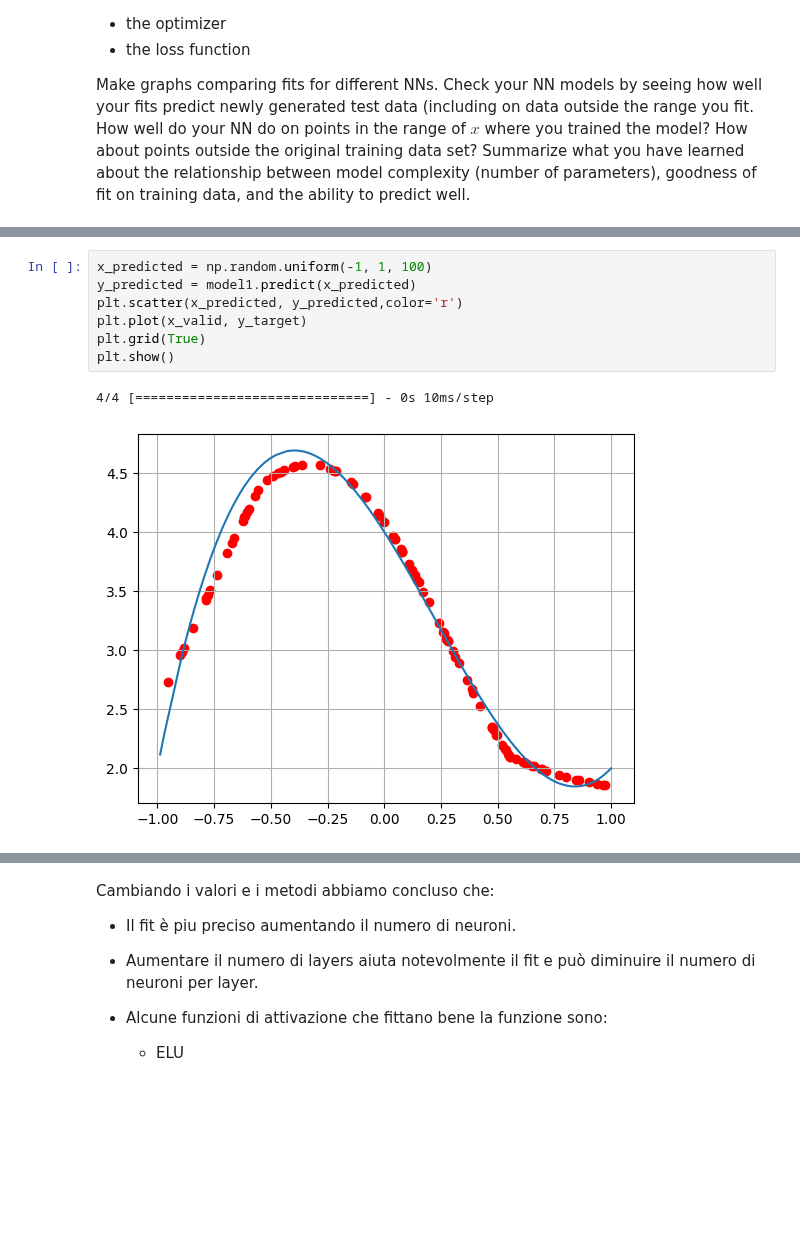
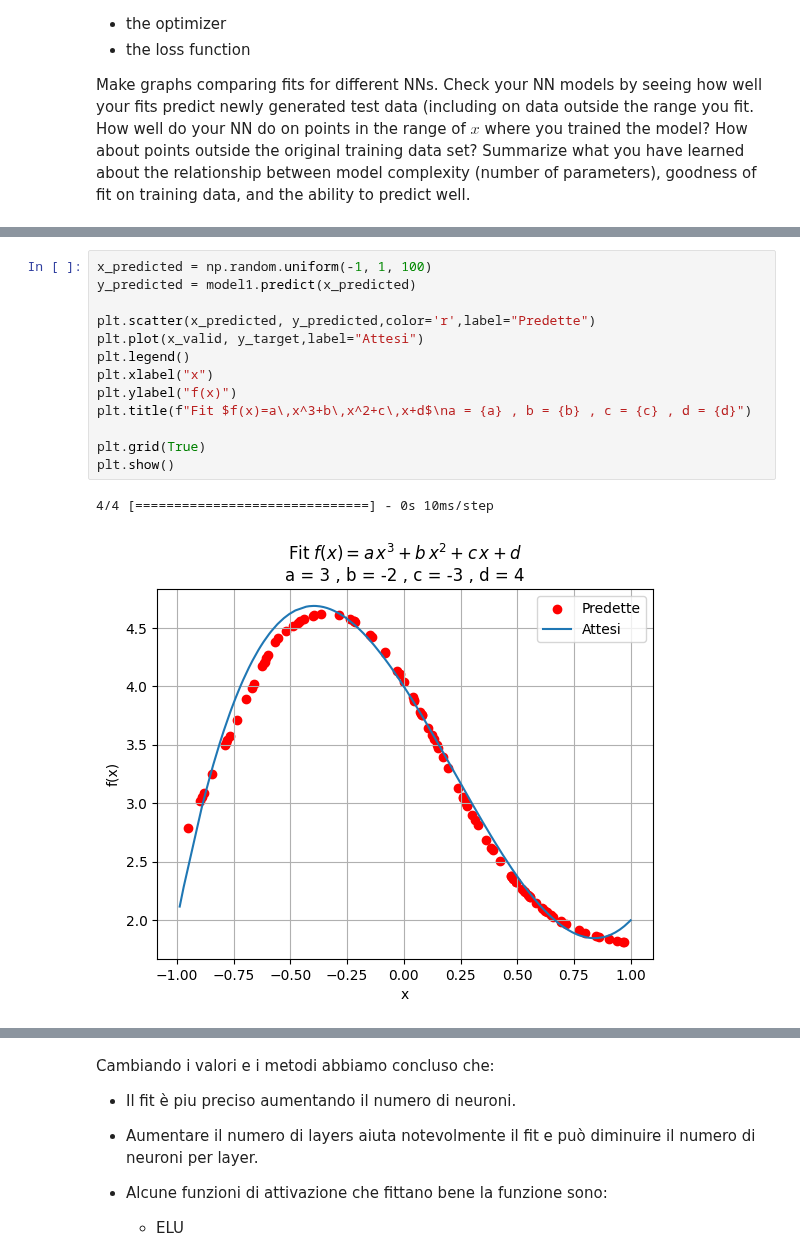
Before and after one commit to sergio-egm/lsn_delivery_exercises, a Jupyter notebook: es11/LSN_Exercises_11.ipynb, the cells around one changed output, grey strips where cells are left out. Cells and saved outputs as stored; diff of their text form; blank space fills up the shorter version.

```diff
--- a/es11/LSN_Exercises_11.ipynb
+++ b/es11/LSN_Exercises_11.ipynb
@@ -393,13 +277,19 @@ plt.show()
 # %%
 x_predicted = np.random.uniform(-1, 1, 100)
 y_predicted = model1.predict(x_predicted)
-plt.scatter(x_predicted, y_predicted,color='r')
-plt.plot(x_valid, y_target)
+
+plt.scatter(x_predicted, y_predicted,color='r',label="Predette")
+plt.plot(x_valid, y_target,label="Attesi")
+plt.legend()
+plt.xlabel("x")
+plt.ylabel("f(x)")
+plt.title(f"Fit $f(x)=a\,x^3+b\,x^2+c\,x+d$\na = {a} , b = {b} , c = {c} , d = {d}")
+
 plt.grid(True)
 plt.show()
 # %% [output]
 4/4 [==============================] - 0s 10ms/step
-[figure, old version]
+[figure, new version]
 # %%
 x_predicted = np.random.uniform(-2, 2, 100)
 y_predicted = model1.predict(x_predicted)
```
Also changed, not shown: parts of 27 cells of this notebook.
